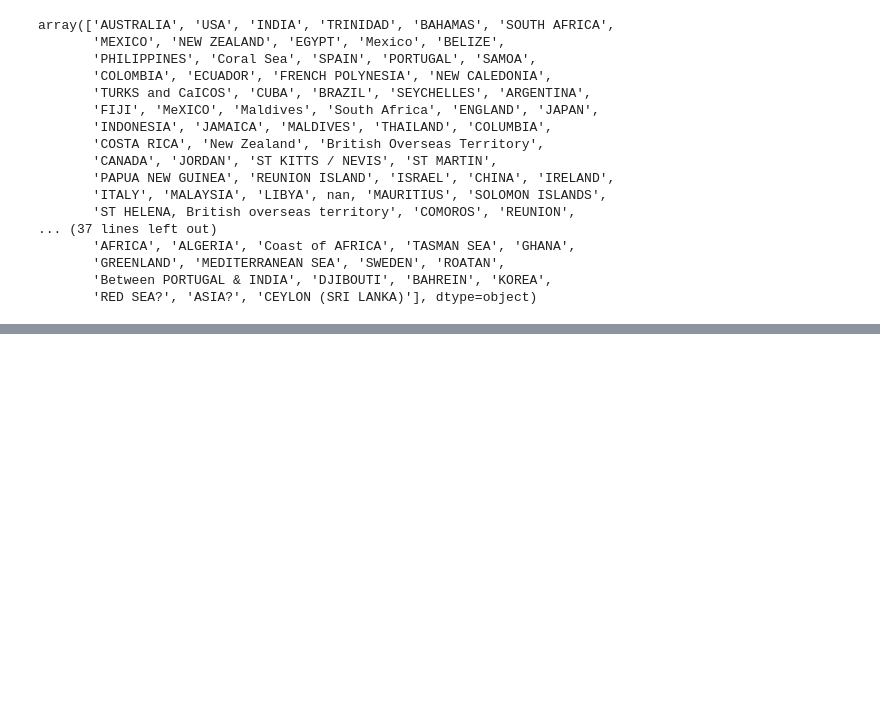
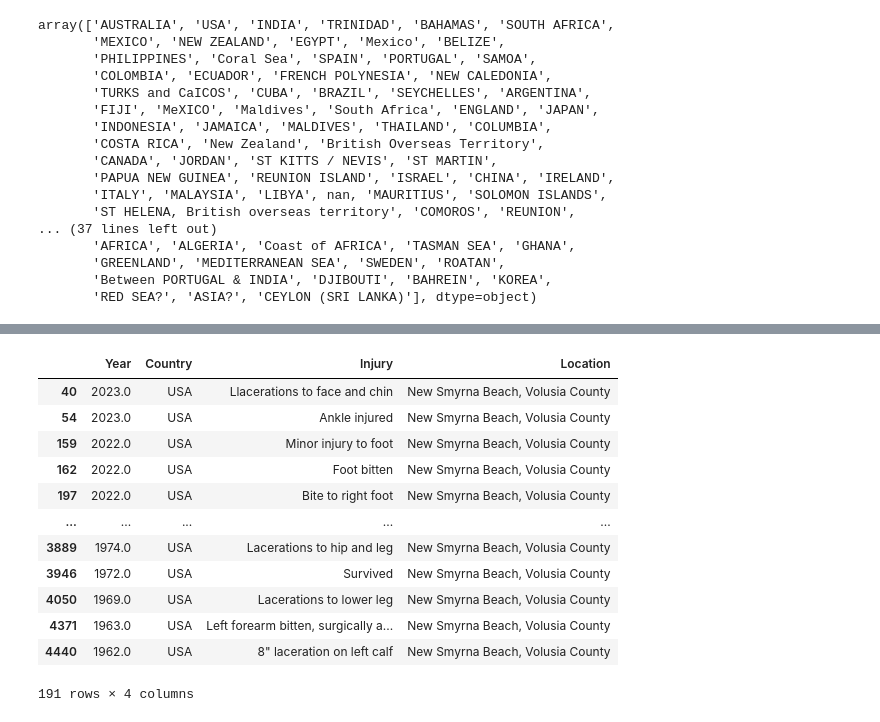
Before and after one commit to RosaEvasari/SharkAttack, a Jupyter notebook: sharkAttack.ipynb, the cells around one changed output, grey strips where cells are left out. Cells and saved outputs as stored; diff of their text form; code cells hidden in the pictures; blank space fills up the shorter version.

```diff
--- a/sharkAttack.ipynb
+++ b/sharkAttack.ipynb
@@ -97,0 +197,17 @@ array(['AUSTRALIA', 'USA', 'INDIA', 'TRINIDAD', 'BAHAMAS', 'SOUTH AFRICA',
+# %%
+specific_beach_data = USA_data[USA_data['Location'] == 'New Smyrna Beach, Volusia County']
+specific_beach_data
+# %% [output]
+|  | Year | Country | Injury | Location |
+| 40 | 2023.0 | USA | Llacerations to face and chin | New Smyrna Beach, Volusia County |
+| 54 | 2023.0 | USA | Ankle injured | New Smyrna Beach, Volusia County |
+| 159 | 2022.0 | USA | Minor injury to foot | New Smyrna Beach, Volusia County |
+| 162 | 2022.0 | USA | Foot bitten | New Smyrna Beach, Volusia County |
+| 197 | 2022.0 | USA | Bite to right foot | New Smyrna Beach, Volusia County |
+| ... | ... | ... | ... | ... |
+| 3889 | 1974.0 | USA | Lacerations to hip and leg | New Smyrna Beach, Volusia County |
+| 3946 | 1972.0 | USA | Survived | New Smyrna Beach, Volusia County |
+| 4050 | 1969.0 | USA | Lacerations to lower leg | New Smyrna Beach, Volusia County |
+| 4371 | 1963.0 | USA | Left forearm bitten, surgically a... | New Smyrna Beach, Volusia County |
+| 4440 | 1962.0 | USA | 8" laceration on left calf | New Smyrna Beach, Volusia County |
+191 rows × 4 columns
```
Also changed, not shown: parts of 15 cells of this notebook.
